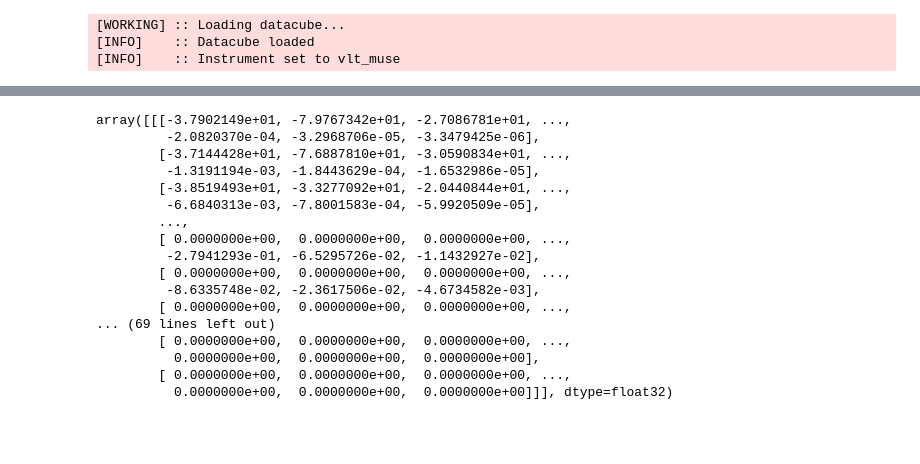
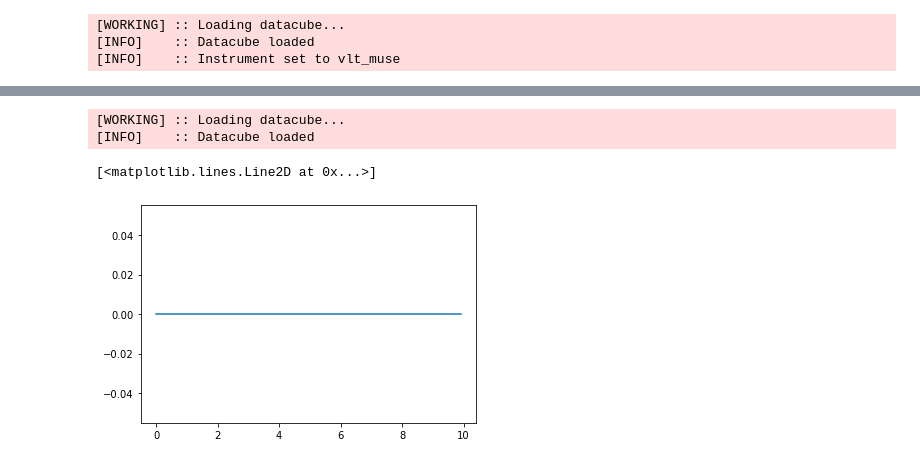
Before and after one commit to EmAstro/pycube, a Jupyter notebook: docs/notebooks/test_sources.ipynb, the cells around one changed output, grey strips where cells are left out. Cells and saved outputs as stored; diff of their text form; code cells hidden in the pictures; blank space fills up the shorter version.

Commit message:
updating source creation

```diff
--- a/docs/notebooks/test_sources.ipynb
+++ b/docs/notebooks/test_sources.ipynb
@@ -16,21 +37,12 @@ musecube = datacube.DataCube(fits_file=fits_file)
 # %%
-data_copy = musecube.get_data()
+data_copy = musecube.copy()
+# %% [output]
+[WORKING] :: Loading datacube...
+[INFO]    :: Datacube loaded
 # %%
+test = fakesource.GaussianSource(amplitude=1000., x_spatial=100., y_spatial=100., z_spectral=1000.,
+                                 x_stddev=30., y_stddev=30.)
-# %% [output]
-array([[[-3.7902149e+01, -7.9767342e+01, -2.7086781e+01, ...,
-         -2.0820370e-04, -3.2968706e-05, -3.3479425e-06],
-        [-3.7144428e+01, -7.6887810e+01, -3.0590834e+01, ...,
-         -1.3191194e-03, -1.8443629e-04, -1.6532986e-05],
-        [-3.8519493e+01, -3.3277092e+01, -2.0440844e+01, ...,
-         -6.6840313e-03, -7.8001583e-04, -5.9920509e-05],
-        ...,
-        [ 0.0000000e+00,  0.0000000e+00,  0.0000000e+00, ...,
-         -2.7941293e-01, -6.5295726e-02, -1.1432927e-02],
-        [ 0.0000000e+00,  0.0000000e+00,  0.0000000e+00, ...,
-         -8.6335748e-02, -2.3617506e-02, -4.6734582e-03],
-        [ 0.0000000e+00,  0.0000000e+00,  0.0000000e+00, ...,
-... (69 lines left out)
-        [ 0.0000000e+00,  0.0000000e+00,  0.0000000e+00, ...,
-          0.0000000e+00,  0.0000000e+00,  0.0000000e+00],
-        [ 0.0000000e+00,  0.0000000e+00,  0.0000000e+00, ...,
-          0.0000000e+00,  0.0000000e+00,  0.0000000e+00]]], dtype=float32)
+# %%
+x = np.arange(0., 10., 0.1)
+gauss = test.spectral_shape.evaluate(x,amplitude=test.spectral_shape.amplitude,
+                                     mean=test.spectral_shape.mean, stddev=test.spectral_shape.stddev)
@@ -36,0 +51,5 @@ array([[[-3.7902149e+01, -7.9767342e+01, -2.7086781e+01, ...,
+# %%
+plt.plot(x,gauss )
+# %% [output]
+[<matplotlib.lines.Line2D at 0x...>]
+[figure, added]
```
Also changed, not shown: parts of 9 cells of this notebook, 5 other files.
